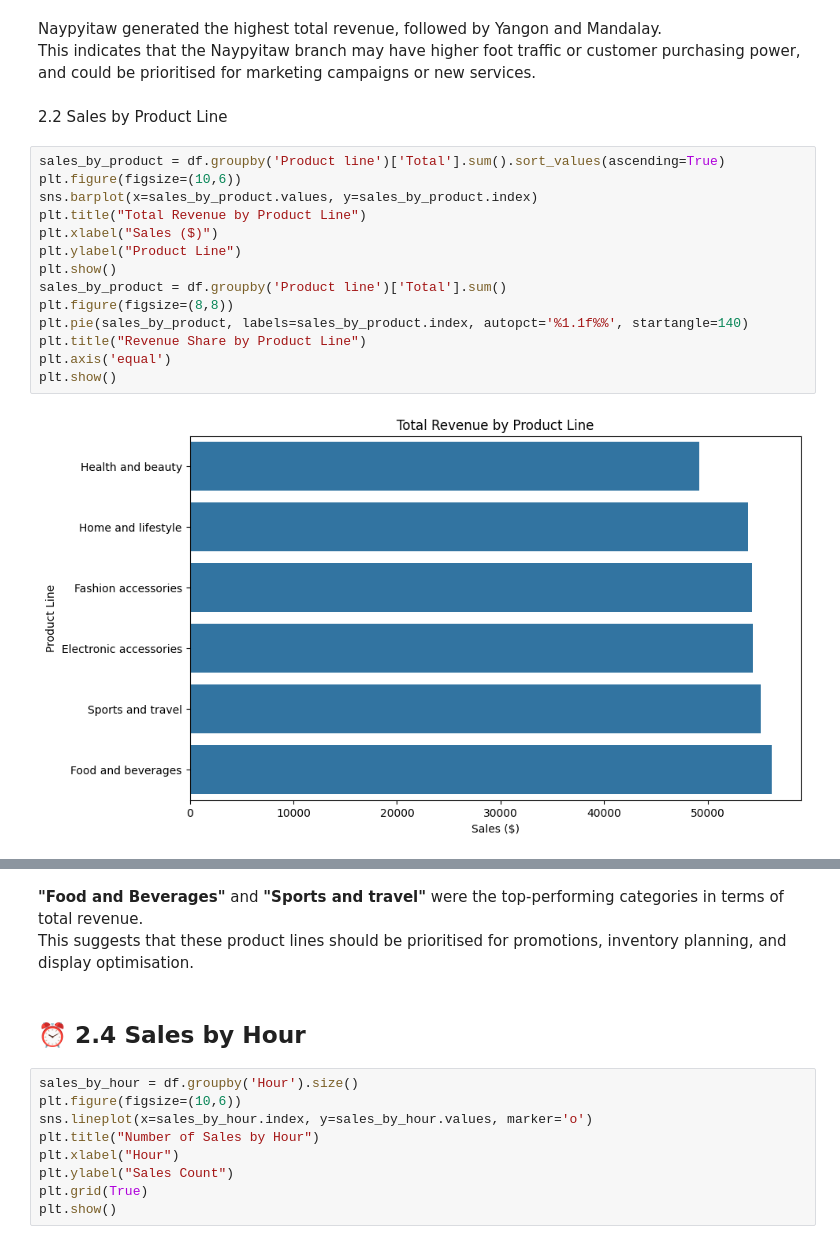
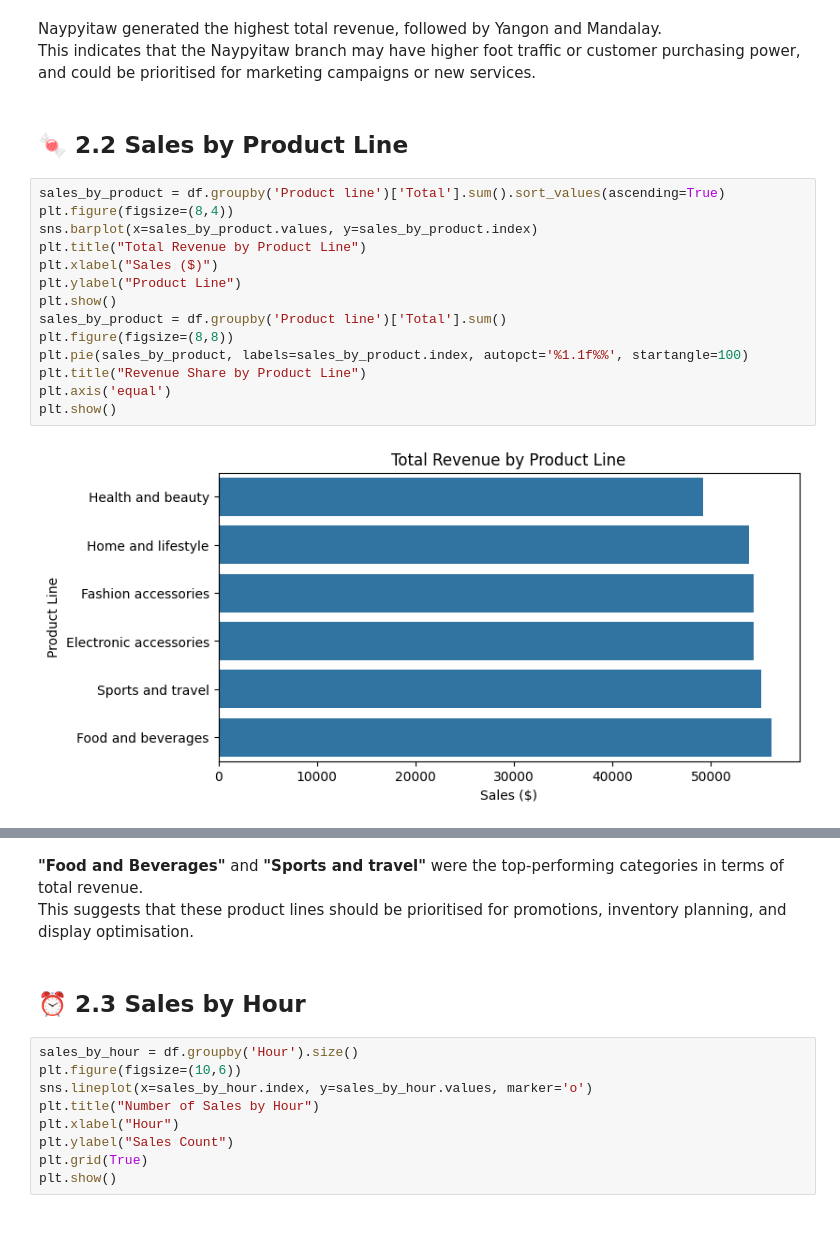
Before and after one commit to momo5500/Supermarket-Sales-Analysis, a Jupyter notebook: Analyse_des_ventes_Supermarket-2.ipynb, the cells around one changed output, grey strips where cells are left out. Cells and saved outputs as stored; diff of their text form.

```diff
--- a/Analyse_des_ventes_Supermarket-2.ipynb
+++ b/Analyse_des_ventes_Supermarket-2.ipynb
@@ -82,20 +63,20 @@ plt.show()
  Naypyitaw generated the highest total revenue, followed by Yangon and Mandalay.
 This indicates that the Naypyitaw branch may have higher foot traffic or customer purchasing power, and could be prioritised for marketing campaigns or new services.
 # %% [markdown]
-  2.2 Sales by Product Line
+## 🍬 2.2 Sales by Product Line
 # %%
 sales_by_product = df.groupby('Product line')['Total'].sum().sort_values(ascending=True)
-plt.figure(figsize=(10,6))
+plt.figure(figsize=(8,4))
 sns.barplot(x=sales_by_product.values, y=sales_by_product.index)
 plt.title("Total Revenue by Product Line")
 plt.xlabel("Sales ($)")
 plt.ylabel("Product Line")
 plt.show()
 sales_by_product = df.groupby('Product line')['Total'].sum()
 plt.figure(figsize=(8,8))
-plt.pie(sales_by_product, labels=sales_by_product.index, autopct='%1.1f%%', startangle=140)
+plt.pie(sales_by_product, labels=sales_by_product.index, autopct='%1.1f%%', startangle=100)
 plt.title("Revenue Share by Product Line")
 plt.axis('equal')
 plt.show()
 # %% [output]
-[figure, old version]
+[figure, new version]
@@ -104,7 +85,7 @@ plt.show()
   **"Food and Beverages"** and **"Sports and travel"** were the top-performing categories in terms of total revenue.
 This suggests that these product lines should be prioritised for promotions, inventory planning, and display optimisation.
 # %% [markdown]
-## ⏰ 2.4 Sales by Hour
+## ⏰ 2.3 Sales by Hour
 # %%
 sales_by_hour = df.groupby('Hour').size()
 plt.figure(figsize=(10,6))
```
Also changed, not shown: parts of 13 cells of this notebook.
